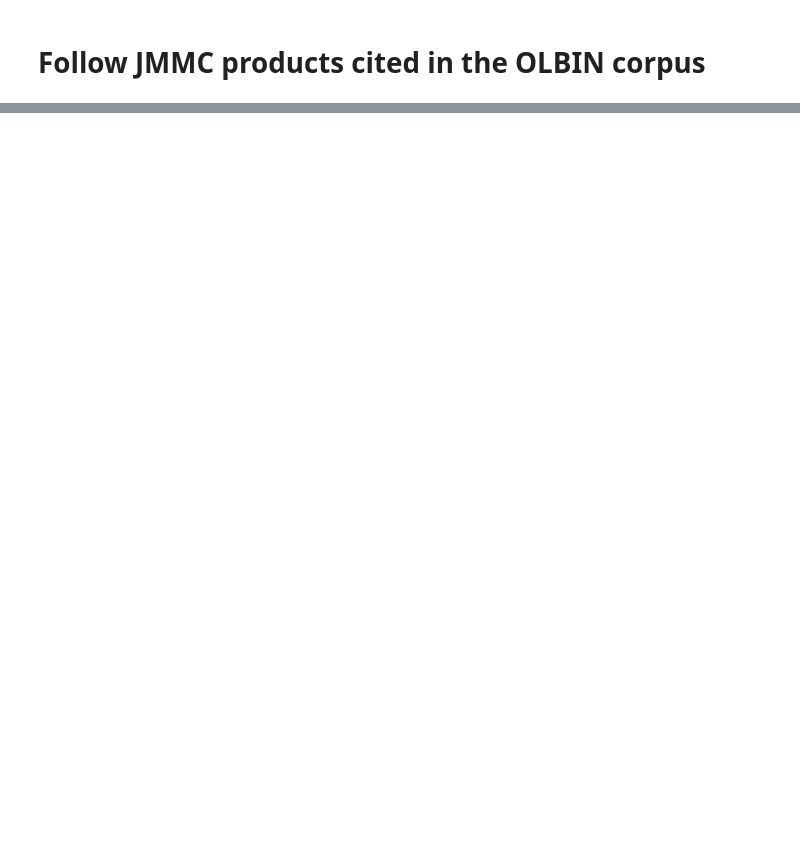
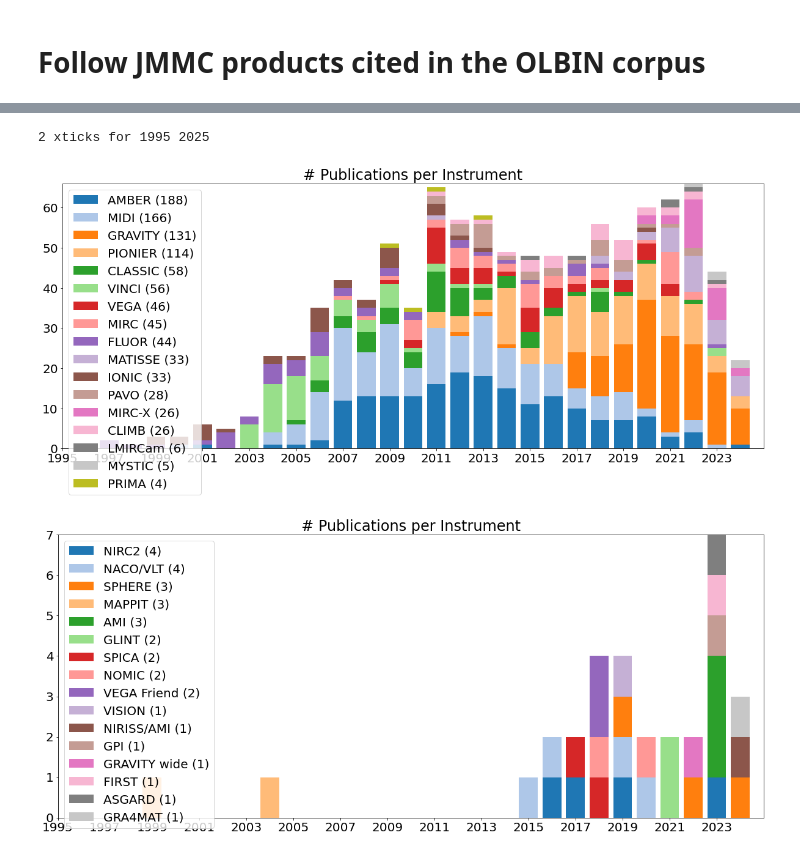
Before and after one commit to JMMC-OpenDev/jmmc-python-snippets, a Jupyter notebook: olbin-pubs.ipynb, the cells around one changed output, grey strips where cells are left out. Drawn from its saved outputs; the diff is of its cells as text; code cells hidden in the pictures; blank space fills up the shorter version.

Commit message:
add plots by technique

```diff
--- a/olbin-pubs.ipynb
+++ b/olbin-pubs.ipynb
@@ -192,0 +194,6 @@ plotStackedOlbinTags( tags ,"JMMC's products in OLBIN's articles", 2003)
+# %%
+plotStackedOlbinTags(categories["Instrument"], "# Publications per Instrument", 1995)
+# %% [output]
+2 xticks for 1995 2025
+[figure, added]
+[figure, added]
```
Also changed, not shown: parts of 5 cells of this notebook.
